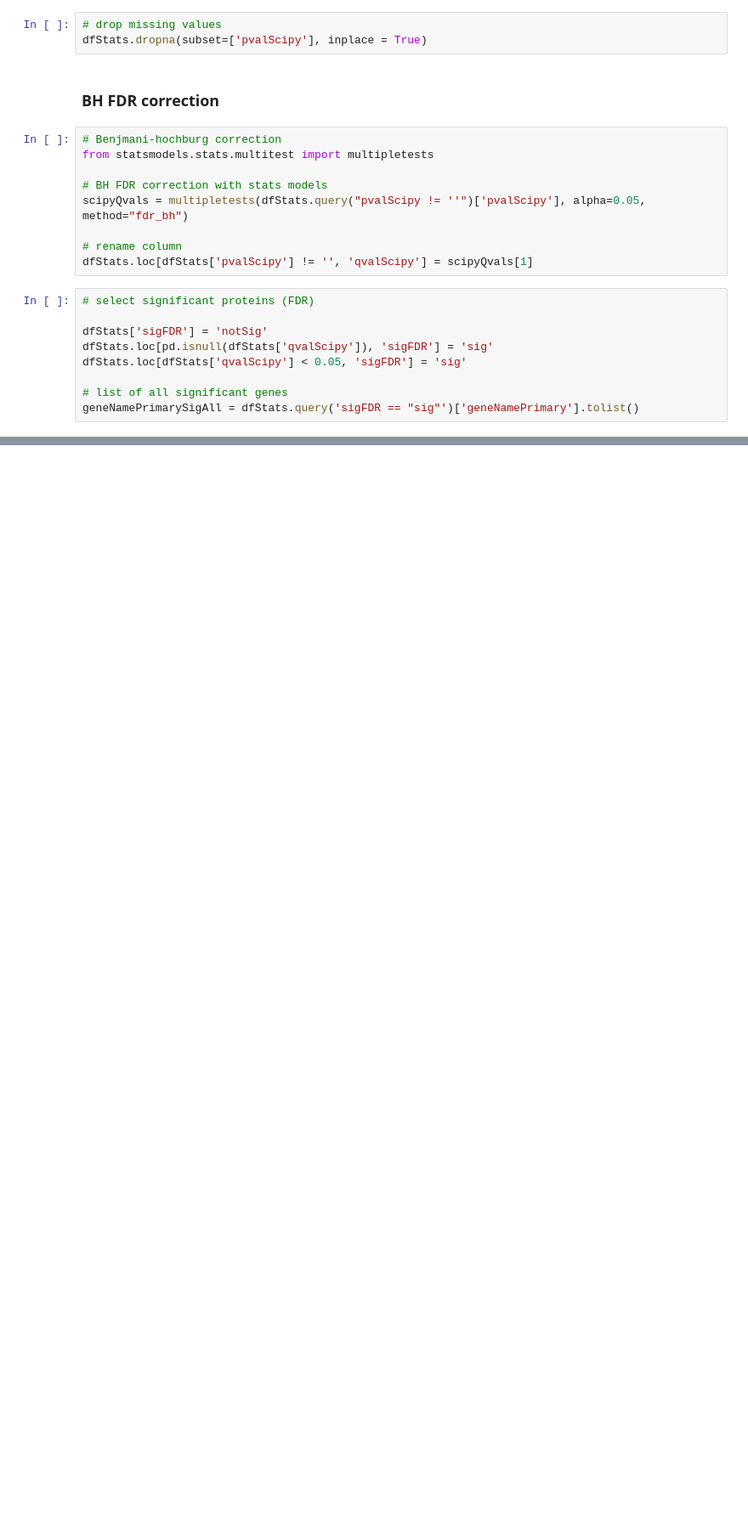
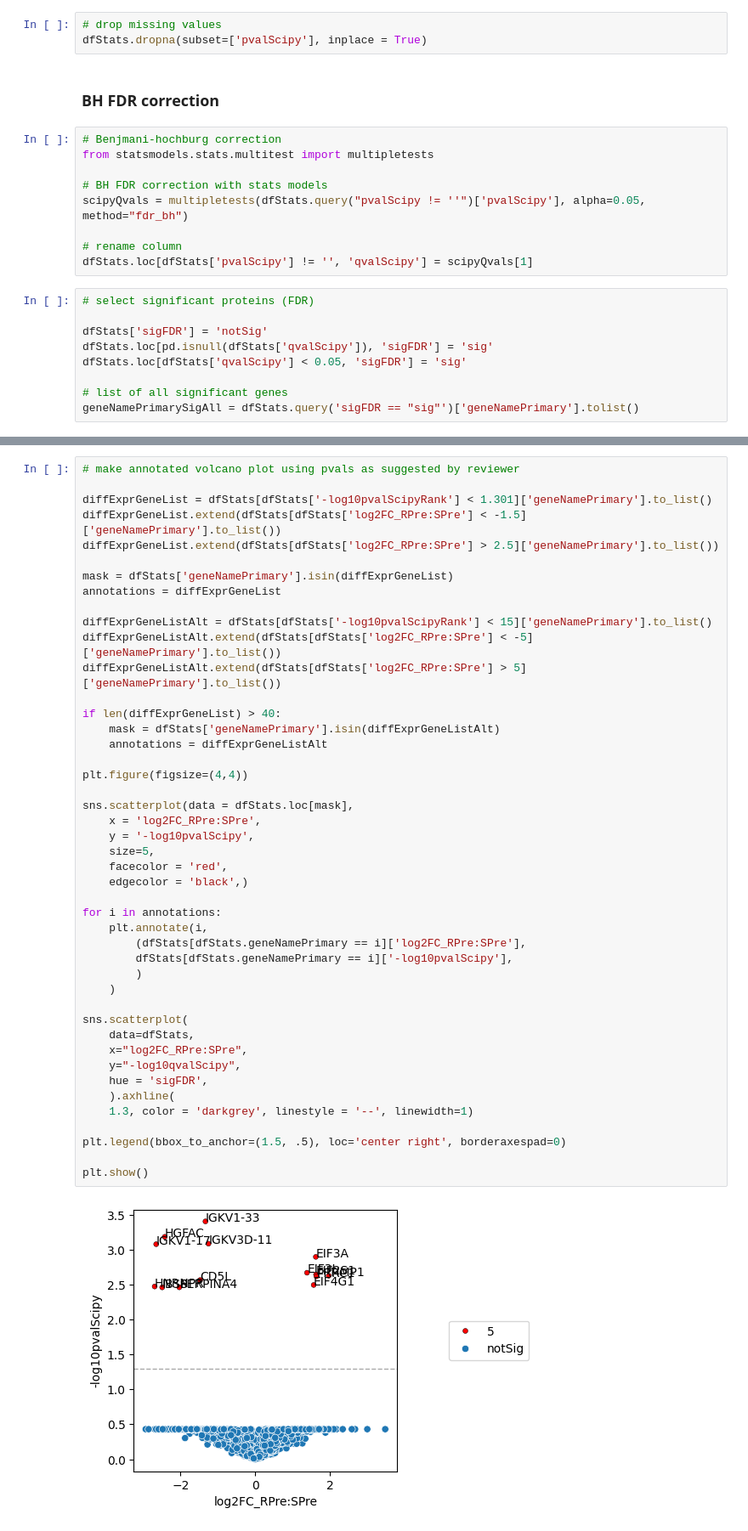
Before and after one commit to HeldLab/sarcomaEVs, a Jupyter notebook: VanTineEtAl_Fig5_VolcanoPlot_SvR.ipynb, the cells around one changed output, grey strips where cells are left out. Shown at 85% size. Drawn from its saved outputs; the diff is of its cells as text; blank space fills up the shorter version.

```diff
--- a/VanTineEtAl_Fig5_VolcanoPlot_SvR.ipynb
+++ b/VanTineEtAl_Fig5_VolcanoPlot_SvR.ipynb
@@ -294,0 +325,47 @@ plt.show()
+# %%
+# make annotated volcano plot using pvals as suggested by reviewer
+
+diffExprGeneList = dfStats[dfStats['-log10pvalScipyRank'] < 1.301]['geneNamePrimary'].to_list()
+diffExprGeneList.extend(dfStats[dfStats['log2FC_RPre:SPre'] < -1.5]['geneNamePrimary'].to_list())
+diffExprGeneList.extend(dfStats[dfStats['log2FC_RPre:SPre'] > 2.5]['geneNamePrimary'].to_list())
+
+mask = dfStats['geneNamePrimary'].isin(diffExprGeneList)
+annotations = diffExprGeneList
+
+diffExprGeneListAlt = dfStats[dfStats['-log10pvalScipyRank'] < 15]['geneNamePrimary'].to_list()
+diffExprGeneListAlt.extend(dfStats[dfStats['log2FC_RPre:SPre'] < -5]['geneNamePrimary'].to_list())
+diffExprGeneListAlt.extend(dfStats[dfStats['log2FC_RPre:SPre'] > 5]['geneNamePrimary'].to_list())
+
+if len(diffExprGeneList) > 40:
+    mask = dfStats['geneNamePrimary'].isin(diffExprGeneListAlt)
+    annotations = diffExprGeneListAlt
+
+plt.figure(figsize=(4,4))
+
+sns.scatterplot(data = dfStats.loc[mask],
+    x = 'log2FC_RPre:SPre',
+    y = '-log10pvalScipy',
+    size=5,
+    facecolor = 'red',
+    edgecolor = 'black',)
+
+for i in annotations:
+    plt.annotate(i,
+        (dfStats[dfStats.geneNamePrimary == i]['log2FC_RPre:SPre'],
+        dfStats[dfStats.geneNamePrimary == i]['-log10pvalScipy'],
+        )
+    )
+
+sns.scatterplot(
+    data=dfStats,
+    x="log2FC_RPre:SPre",
+    y="-log10qvalScipy",
+    hue = 'sigFDR',
+    ).axhline(
+    1.3, color = 'darkgrey', linestyle = '--', linewidth=1)
+
+plt.legend(bbox_to_anchor=(1.5, .5), loc='center right', borderaxespad=0)
+
+plt.show()
+# %% [output]
+[figure, added]
```
Also changed, not shown: parts of 11 cells of this notebook, 3 other files.
